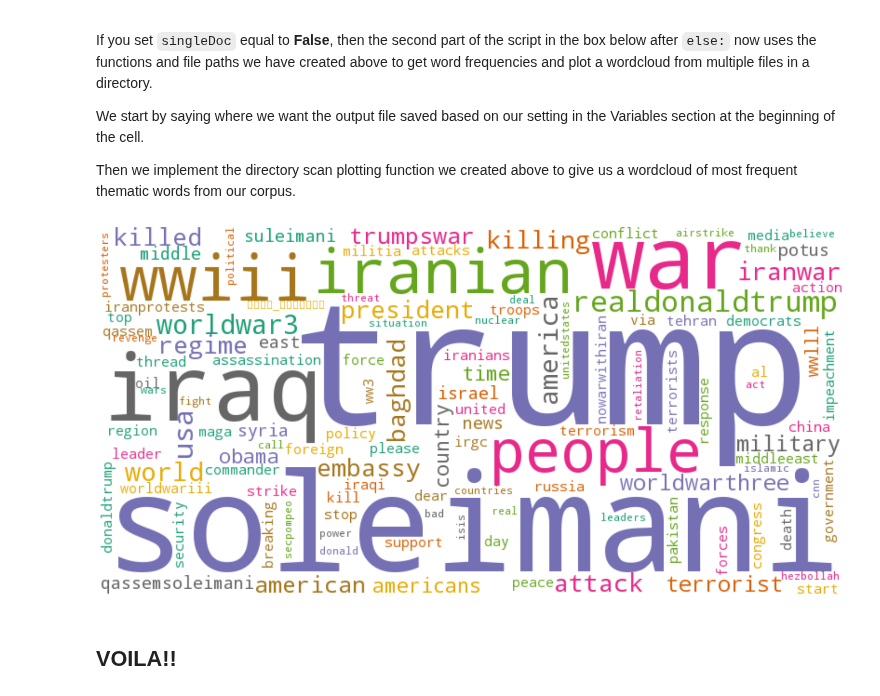
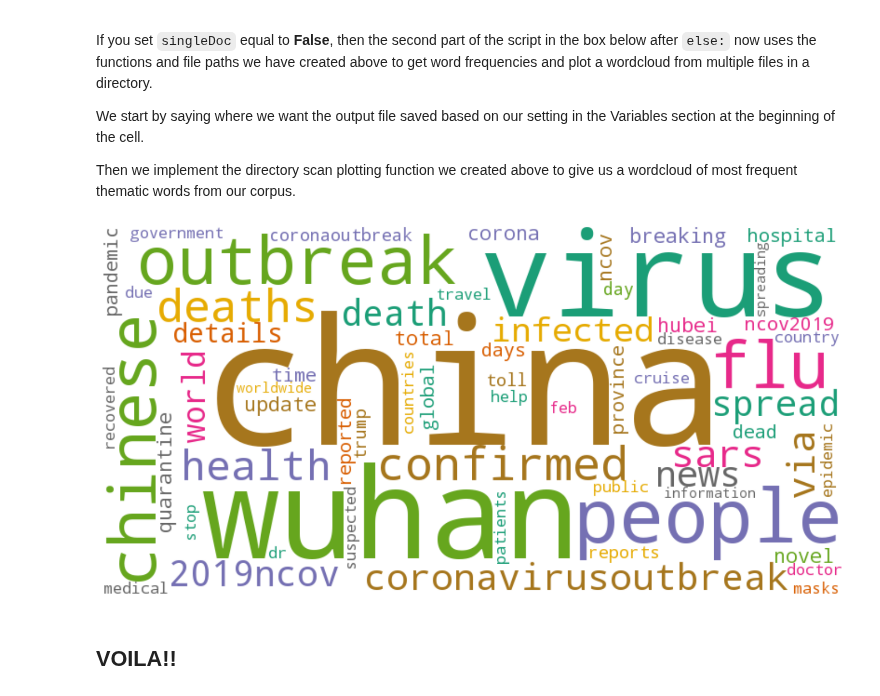
Before and after one commit to cyberdh/Text-Analysis, a Jupyter notebook: WordFrequencies/wordClouds/notebooks/wordcloudTwitter-Py.ipynb, the cells around one changed output. Drawn from its saved outputs; the diff is of its cells as text; code cells hidden in the pictures.

Commit message:
Corrected file path

```diff
--- a/WordFrequencies/wordClouds/notebooks/wordcloudTwitter-Py.ipynb
+++ b/WordFrequencies/wordClouds/notebooks/wordcloudTwitter-Py.ipynb
@@ -106,7 +106,7 @@ homePath = os.environ['HOME']
 dataHome = os.path.join(homePath, "Text-Analysis-master", "data")
 dataResults = os.path.join(homePath, "Text-Analysis-master", "Output")
 if fileType == ".csv":
-    dataRoot = os.path.join(dataHome, "twitter", "CSV", "Iran")
+    dataRoot = os.path.join(dataHome, "twitter", "CSV")
 else:
     dataRoot = os.path.join(dataHome, "twitter", "JSON")
 # %% [markdown]
@@ -119,7 +119,7 @@ If you wish to add additional words to the `stopWords` list, add the word in quo
 if nltkStop is True:
     stopWords.extend(stopwords.words(stopLang))
 
-    stopWords.extend(['pic', 'com', 'iran', 'twitter'])
+    stopWords.extend(['pic', 'com', 'coronavirus', 'twitter'])
 # %% [markdown]
 #### Add own stopword list
 
@@ -321,40 +321,40 @@ We start by saying where we want the output file saved based on our setting in t
 Then we implement the directory scan plotting function we created above to give us a wordcloud of most frequent thematic words from our corpus.
 # %%
 #Variables
-document = "iranTweets" + fileType
+document = "coronaVirusFeb01-082020" + fileType
 wcOutputFile = "wordcloud.png"
 fmt = "png"
 width = 800
 height = 400
 textColIndex = "text"
 bgc = "white"
 cm = "Dark2"
 dpi = 300
 maxWordCnt = 500
 minFont = 12
 figSz = (20,10)
 
 if singleDoc is True:
     # Use case one, draw word cloud from a single text
 
     dataFilepath = os.path.join(dataRoot, document)
 
     # filepath to save word cloud image
     wcImgFilepath = os.path.join(dataResults, wcOutputFile)
 
     # Plot wordcloud from a single file
     drawWordCloudFile(dataFilepath, textColIndex, encoding, errors,
                                wcImgFilepath, dpi,  maxWordCnt)
 else:
     # Use case two, draw word cloud from a corpus root
 
     # filepath to save word cloud image
     wcImgFilepath = os.path.join(dataResults, wcOutputFile)
 
     # Plot wordcloud from a directory
     drawWordCloudDirectory(dataRoot, textColIndex, encoding, errors,
                              wcImgFilepath, dpi,  maxWordCnt)
 # %% [output]
-[figure, old version]
+[figure, new version]
 # %% [markdown]
 ## VOILA!!
```
